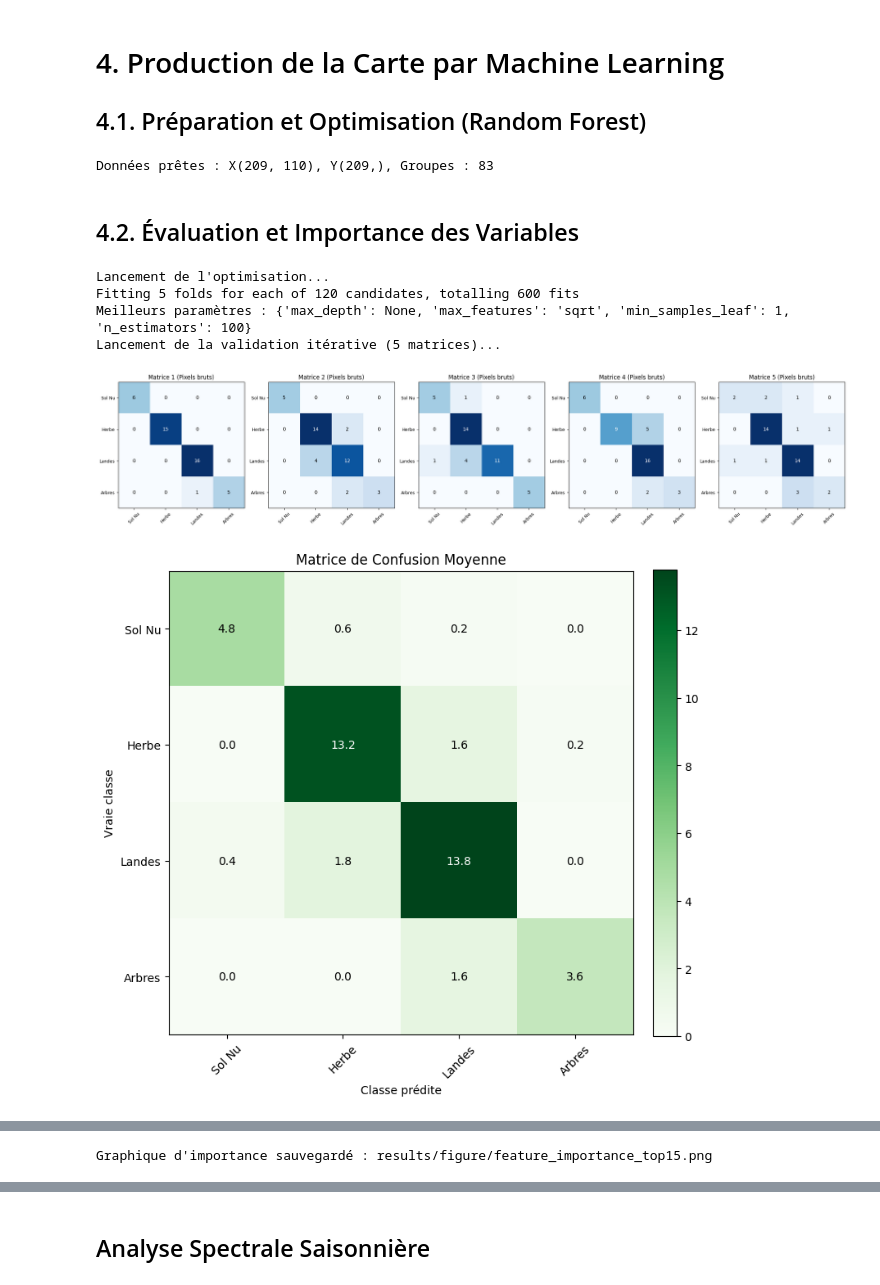
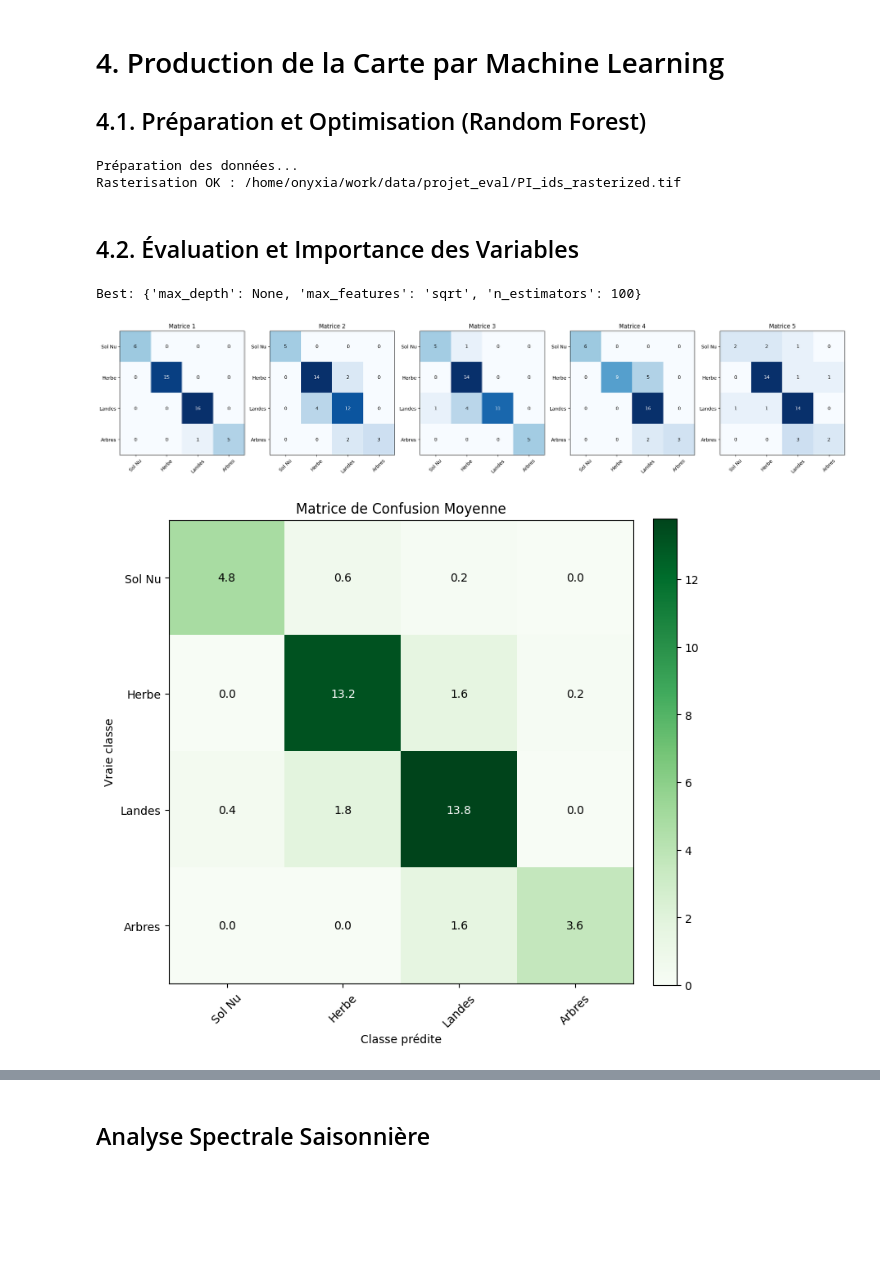
Before and after one commit to Matteolng/projet_teledec, a Jupyter notebook: notebook/notebook_vf.ipynb, the cells around one changed output, grey strips where cells are left out. Drawn from its saved outputs; the diff is of its cells as text; code cells hidden in the pictures; blank space fills up the shorter version.

```diff
--- a/notebook/notebook_vf.ipynb
+++ b/notebook/notebook_vf.ipynb
@@ -167,81 +194,74 @@ Conclusion : L'impact saisonnier justifie l'emploi du NARI comme variable clé p
 ## 4.1. Préparation et Optimisation (Random Forest)
 # %%
 import my_function as mf
-from libsigma import classification as cla
 import importlib
+import os
 importlib.reload(mf)
 
-# Chemins
+# --- CONFIGURATION DES CHEMINS ---
 base_dir = '/home/onyxia/work/data/projet_eval'
-image_ref = base_dir + '/pyrenees_24-25_B02.tif'
-shp_path = base_dir + '/PI_strates_pyrenees_32630.shp'
-out_samples = base_dir + '/sample_strata.tif'
+image_ref = os.path.join(base_dir, 'pyrenees_24-25_B02.tif')
+shp_path = os.path.join(base_dir, 'PI_strates_pyrenees_32630.shp')
+out_samples = os.path.join(base_dir, 'sample_strata.tif')
 
-# Ton fichier NARI spécifique
-nari_path = '/home/onyxia/work/notebook/projet_teledec/notebook/results/ARI_serie_temp.tif'
+# Chemin vers le NARI (Chemin relatif simple depuis le notebook)
+nari_path = 'results/ARI_serie_temp.tif'
 
 # Liste des bandes spectrales
 bands = ['B02', 'B03', 'B04', 'B05', 'B06', 'B07', 'B08', 'B8A', 'B11', 'B12']
 
-# APPEL MODIFIÉ : on ajoute extra_indices
+print("Préparation des données...")
+
+# --- APPEL DES FONCTIONS ---
 X, Y, groups = mf.prepare_classification_data(
-    base_dir,
-    image_ref,
-    shp_path,
-    out_samples,
-    bands,
-    extra_indices=[nari_path]
+    base=base_dir,
+    ref=image_ref,
+    shp=shp_path,
+    spl_rst=out_samples,
+    bands=bands,
+    extra=[nari_path] # <--- C'est ici la correction (extra au lieu de extra_indices)
 )
 # %% [output]
-Données prêtes : X(209, 110), Y(209,), Groupes : 83
+Préparation des données...
+Rasterisation OK : /home/onyxia/work/data/projet_eval/PI_ids_rasterized.tif
 # %% [markdown]
 ## 4.2. Évaluation et Importance des Variables
 # %%
 import my_function as mf
 import importlib
 importlib.reload(mf)
 
-
 # --- CONFIGURATION DES PARAMÈTRES ---
-# On définit ici toutes les variables qui manquaient
 target_names = ['Sol Nu', 'Herbe', 'Landes', 'Arbres']
 bandes = ['B02', 'B03', 'B04', 'B05', 'B06', 'B07', 'B08', 'B8A', 'B11', 'B12']
 dates_reelles = ['2024-10-11', '2024-10-21', '2024-11-28', '2024-12-05', '2025-01-14',
                  '2025-02-23', '2025-05-29', '2025-06-18', '2025-07-16', '2025-08-24']
 
 # 1. OPTIMISATION
-# On récupère le modèle optimisé via GridSearch
 best_clf = mf.optimize_random_forest(X, Y, groups)
 
-# 2. ÉVALUATION (Split 70/30 interne)
-# On récupère le modèle entraîné sur les 70% pour pouvoir lire les importances après
-
+# 2. ÉVALUATION
 best_clf = mf.evaluate_model(
     model=best_clf,
     X=X,
     Y=Y,
-    groups=groups,
-    target_names=['Sol Nu', 'Herbe', 'Landes', 'Arbres'],
-    output_fig_path_matrix='results/figure/matrice_moyenne.png',
-    output_fig_path_quality='results/figure/qualite_itérations.png',
+    G=groups,        # Avant: groups
+    names=target_names, # Avant: target_names
+    out_cm='results/figure/matrice_moyenne.png', # Avant: output_fig_path_matrix
+    out_qual='results/figure/qualite_itérations.png', # Avant: output_fig_path_quality
     nb_iter=5
 )
 
 # 3. AFFICHAGE DES VARIABLES CONTRIBUTIVES
-# On utilise le modèle renvoyé par evaluate_model
 mf.plot_feature_importance(
     model=best_clf,
-    band_names=bandes,
+    bands=bandes,    # Avant: band_names
     dates=dates_reelles,
-    output_path='results/figure/feature_importance_top15.png'
+    out='results/figure/feature_importance_top15.png' # Avant: output_path
 )
 # %% [output]
-Lancement de l'optimisation...
-Fitting 5 folds for each of 120 candidates, totalling 600 fits
-Meilleurs paramètres : {'max_depth': None, 'max_features': 'sqrt', 'min_samples_leaf': 1, 'n_estimators': 100}
-Lancement de la validation itérative (5 matrices)...
+Best: {'max_depth': None, 'max_features': 'sqrt', 'n_estimators': 100}
-[figure, old version]
+[figure, new version]
 [figure]
 [figure]
 [figure]
-Graphique d'importance sauvegardé : results/figure/feature_importance_top15.png
```
Also changed, not shown: parts of 11 cells of this notebook, 1 other file.
